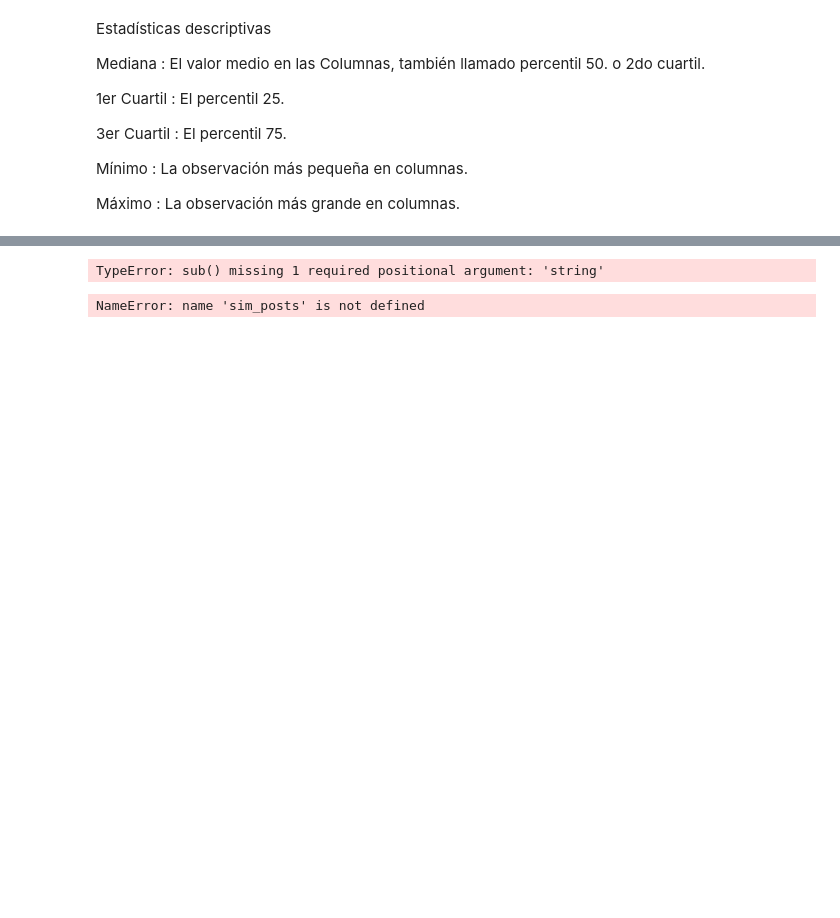
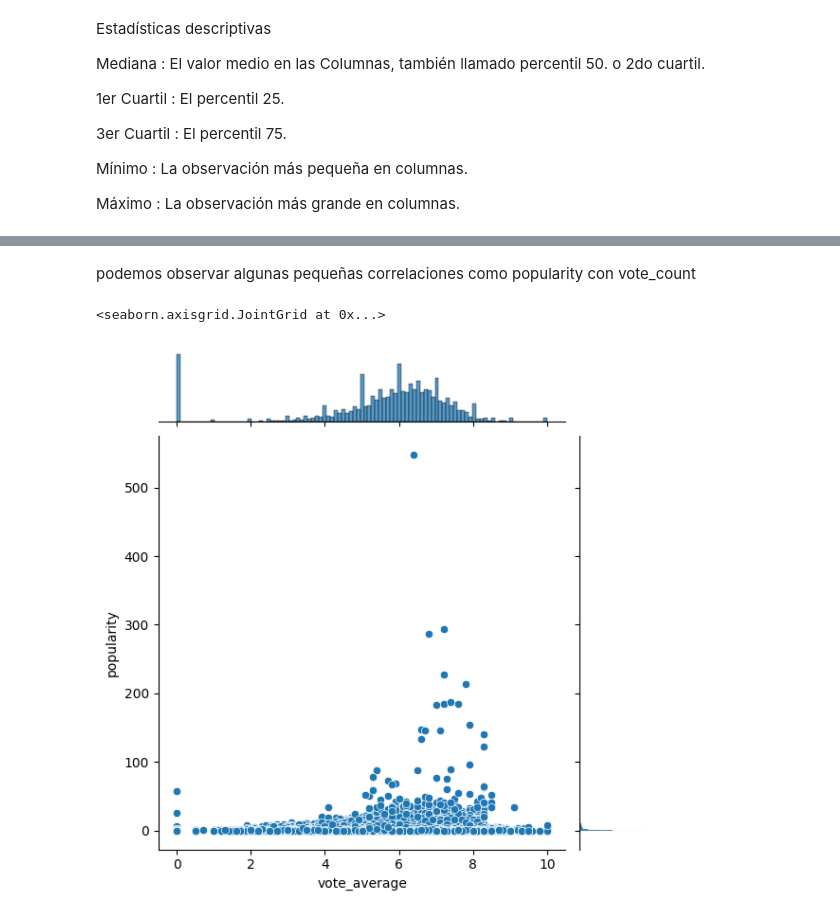
Before and after one commit to 38215290/Proyecto_Peliculas, a Jupyter notebook: EDA.ipynb, the cells around one changed output, grey strips where cells are left out. Cells and saved outputs as stored; diff of their text form; code cells hidden in the pictures; blank space fills up the shorter version.

```diff
--- a/EDA.ipynb
+++ b/EDA.ipynb
@@ -97,3 +171,7 @@ df.describe(include='all')
+# %% [markdown]
+podemos observar algunas pequeñas correlaciones como popularity con vote_count
 # %%
-sns.boxplot(x='GarageQual',y=‘SalePrice’,data=df)
-plt.show()
+sns.jointplot(x='vote_average', y='popularity', data=df)
+# %% [output]
+<seaborn.axisgrid.JointGrid at 0x...>
+[figure, added]
@@ -115,11 +177,0 @@ def stemming_tokenizer(str_input):
-# %%
-stemming_tokenizer('love')
-# %% [output]
-TypeError: sub() missing 1 required positional argument: 'string'
-# %%
-titles_df=pd.DataFrame(corpus,columns=['title'])
-cos_sim_df=pd.concat([titles_df,sim_posts,sim_value],axis=1)
-cos_sim_df = cos_sim_df[cos_sim_df['Coseno Sim'] > 0]
-cos_sim_df
-# %% [output]
-NameError: name 'sim_posts' is not defined
```
Also changed, not shown: parts of 16 cells of this notebook, 1 other file.
